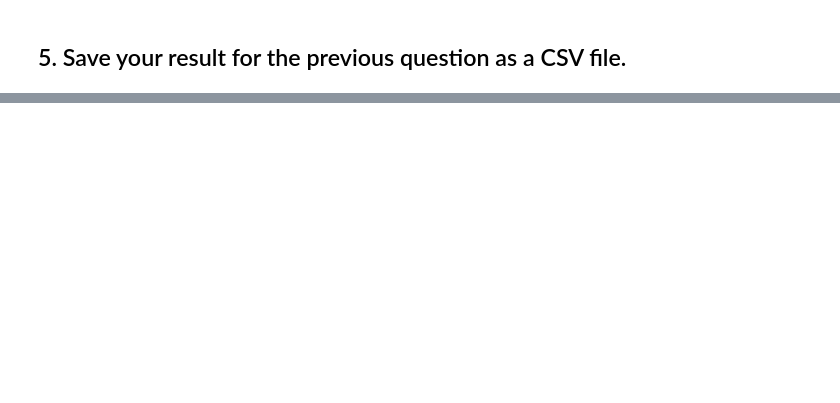
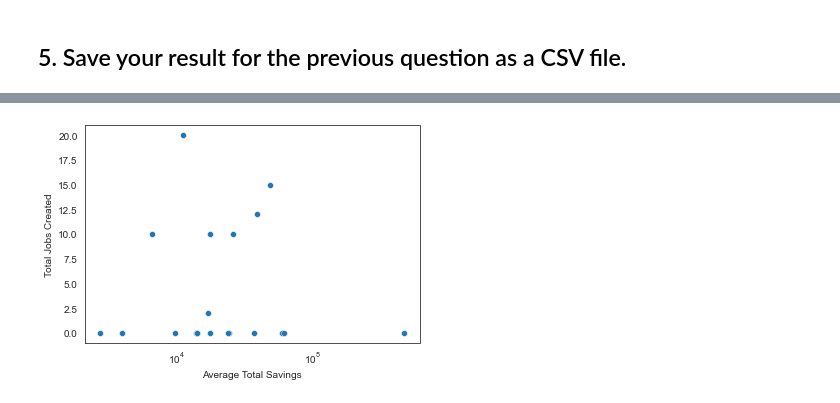
Before and after one commit to DJRdatascience/binder-framework, a Jupyter notebook: notebook_day4-5.ipynb, the cells around one changed output, grey strips where cells are left out. Drawn from its saved outputs; the diff is of its cells as text; code cells hidden in the pictures; blank space fills up the shorter version.

```diff
--- a/notebook_day4-5.ipynb
+++ b/notebook_day4-5.ipynb
@@ -65,0 +95,5 @@ df_result.to_csv( 'pandas_problem5.csv' )
+# %%
+ax = sns.scatterplot( data=df_new, x='Average Total Savings', y='Total Jobs Created' )
+ax.set_xscale('log');
+# %% [output]
+[figure, added]
```
Also changed, not shown: parts of 14 cells of this notebook, 1 other file.
